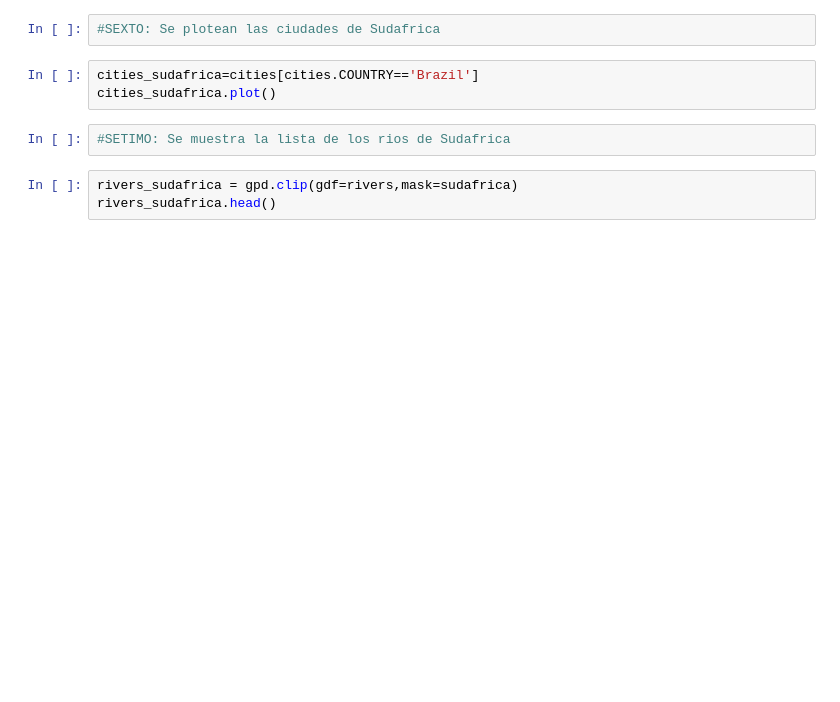
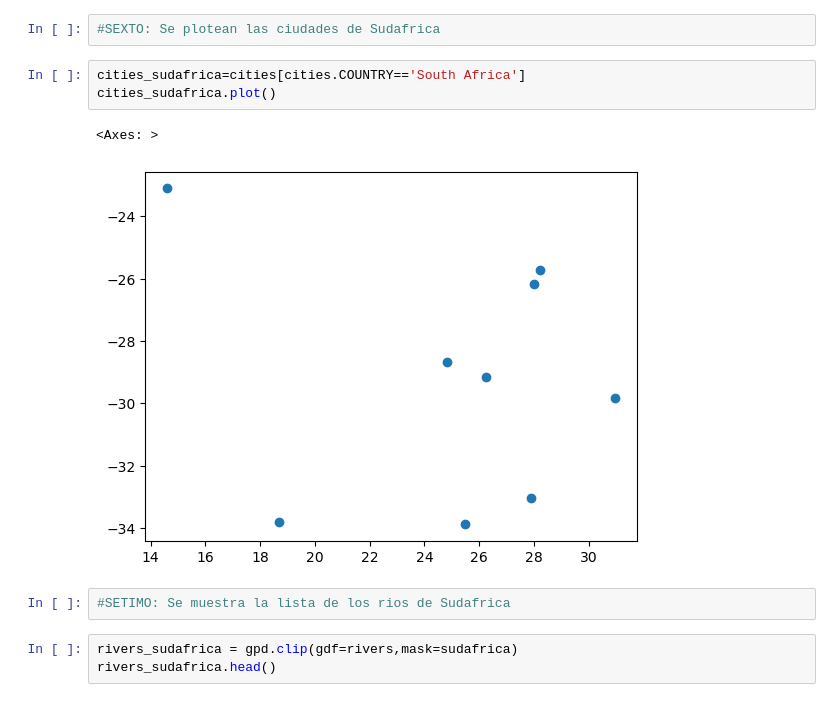
Before and after one commit to Clases-y-Evaluaciones-DelaCruz-Diana/Evaluation2-DelaCruz, a Jupyter notebook: index.ipynb, the cells around one changed output. Cells and saved outputs as stored; diff of their text form; blank space fills up the shorter version.

```diff
--- a/index.ipynb
+++ b/index.ipynb
@@ -26,8 +54,11 @@ cities_sudafrica.head()
 # %%
 #SEXTO: Se plotean las ciudades de Sudafrica
 # %%
-cities_sudafrica=cities[cities.COUNTRY=='Brazil']
+cities_sudafrica=cities[cities.COUNTRY=='South Africa']
 cities_sudafrica.plot()
+# %% [output]
+<Axes: >
+[figure, added]
 # %%
 #SETIMO: Se muestra la lista de los rios de Sudafrica
 # %%
```
Also changed, not shown: parts of 9 cells of this notebook.
